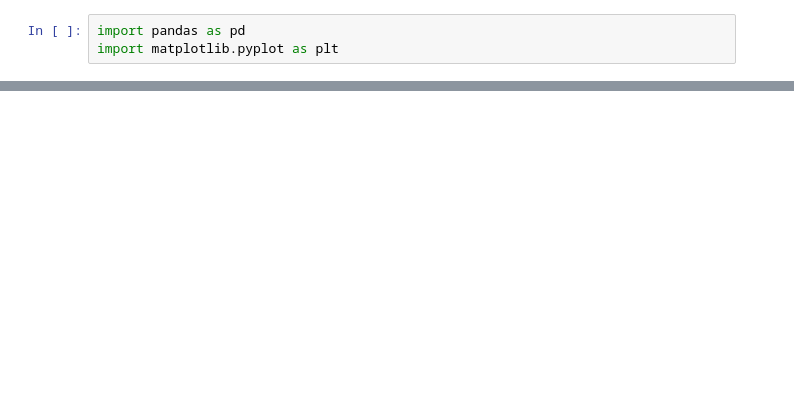
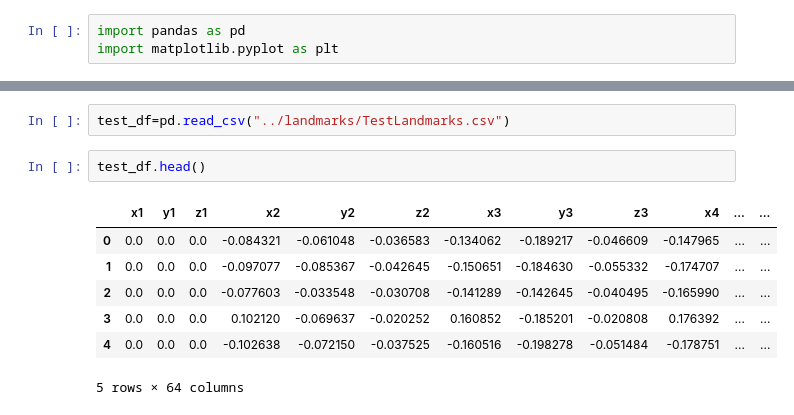
Before and after one commit to archita213V/GestureToText, a Jupyter notebook: notebooks/eda.ipynb, the cells around one changed output, grey strips where cells are left out. Drawn from its saved outputs; the diff is of its cells as text; blank space fills up the shorter version.

```diff
--- a/notebooks/eda.ipynb
+++ b/notebooks/eda.ipynb
@@ -182,0 +137,12 @@ print(os.listdir("../landmarks"))
+# %%
+test_df=pd.read_csv("../landmarks/TestLandmarks.csv")
+# %%
+test_df.head()
+# %% [output]
+|  | x1 | y1 | z1 | x2 | y2 | z2 | x3 | y3 | z3 | x4 | ... | ... |
+| 0 | 0.0 | 0.0 | 0.0 | -0.084321 | -0.061048 | -0.036583 | -0.134062 | -0.189217 | -0.046609 | -0.147965 | ... | ... |
+| 1 | 0.0 | 0.0 | 0.0 | -0.097077 | -0.085367 | -0.042645 | -0.150651 | -0.184630 | -0.055332 | -0.174707 | ... | ... |
+| 2 | 0.0 | 0.0 | 0.0 | -0.077603 | -0.033548 | -0.030708 | -0.141289 | -0.142645 | -0.040495 | -0.165990 | ... | ... |
+| 3 | 0.0 | 0.0 | 0.0 | 0.102120 | -0.069637 | -0.020252 | 0.160852 | -0.185201 | -0.020808 | 0.176392 | ... | ... |
+| 4 | 0.0 | 0.0 | 0.0 | -0.102638 | -0.072150 | -0.037525 | -0.160516 | -0.198278 | -0.051484 | -0.178751 | ... | ... |
+5 rows × 64 columns
```
Also changed, not shown: parts of 56 cells of this notebook, 2 other files.
